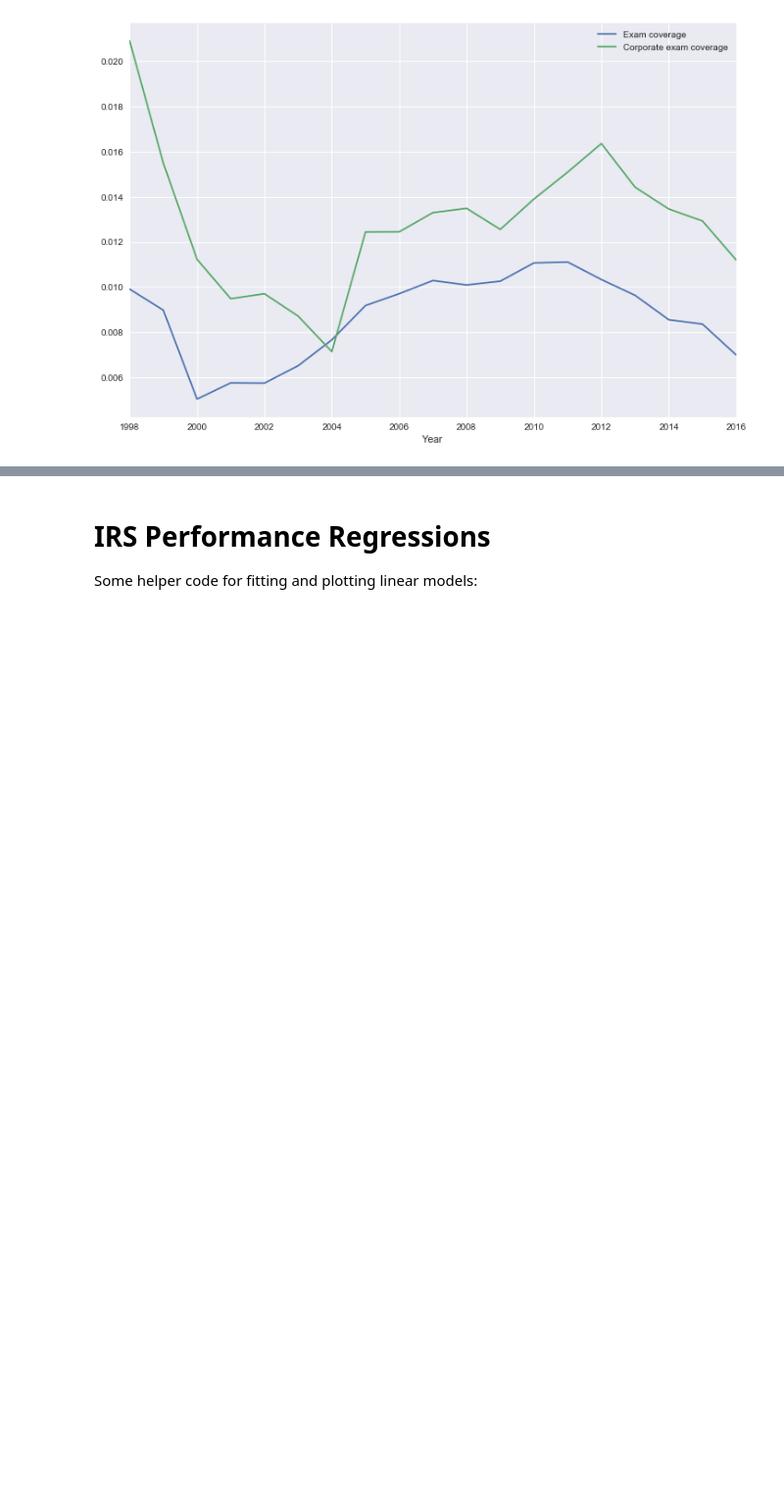
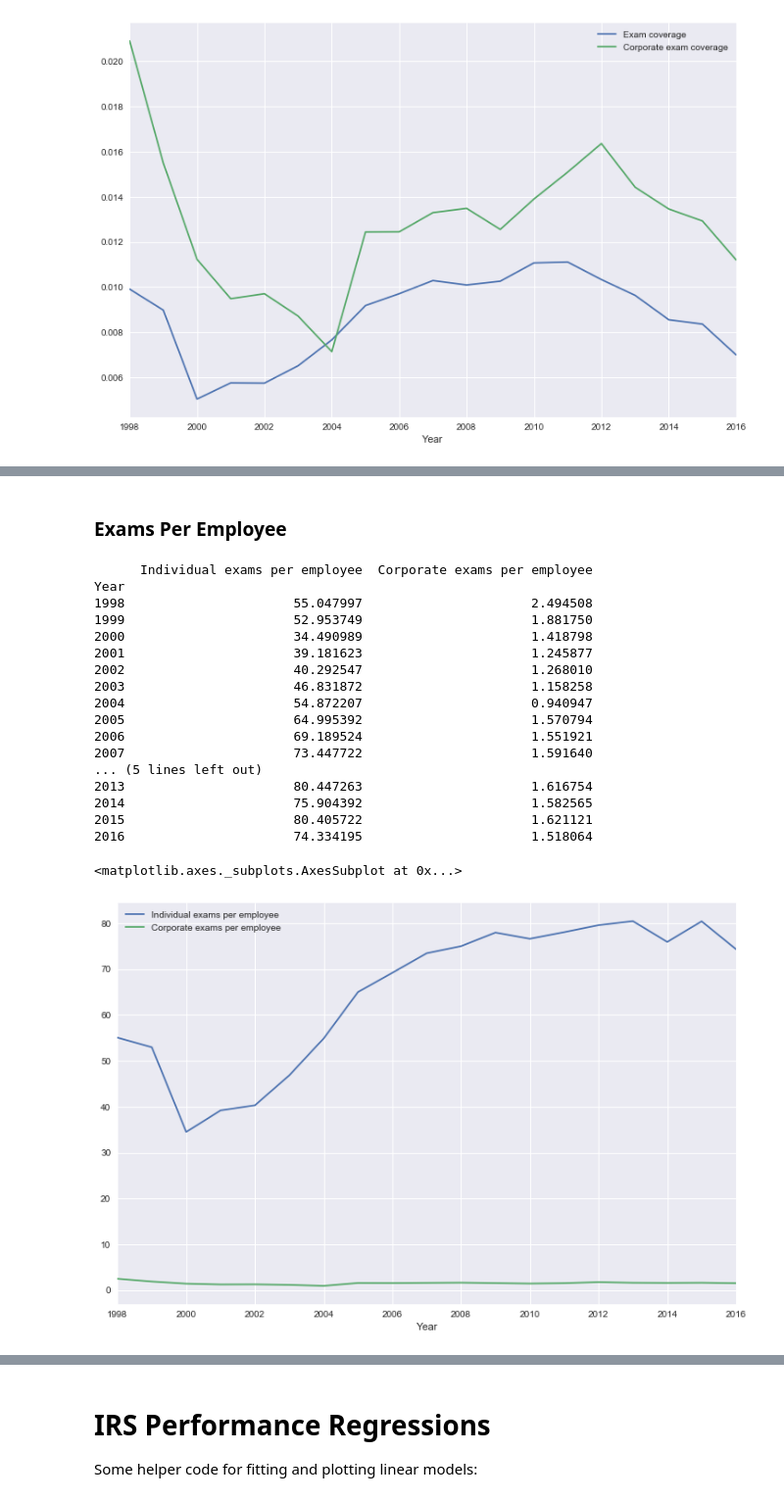
Before and after one commit to jimmyjwu/US_federal_government_performance, a Jupyter notebook: IRS Analysis.ipynb, the cells around one changed output, grey strips where cells are left out. Shown at 98% size. Cells and saved outputs as stored; diff of their text form; code cells hidden in the pictures; blank space fills up the shorter version.

```diff
--- a/IRS Analysis.ipynb
+++ b/IRS Analysis.ipynb
@@ -115,0 +129,25 @@ IRS[["Total recommended tax", "Recommended additional tax (total)", "Recommended
+# %% [markdown]
+### Exams Per Employee
+# %%
+print(IRS[["Individual exams per employee", "Corporate exams per employee"]])
+IRS[["Individual exams per employee", "Corporate exams per employee"]].plot()
+# %% [output]
+      Individual exams per employee  Corporate exams per employee
+Year
+1998                      55.047997                      2.494508
+1999                      52.953749                      1.881750
+2000                      34.490989                      1.418798
+2001                      39.181623                      1.245877
+2002                      40.292547                      1.268010
+2003                      46.831872                      1.158258
+2004                      54.872207                      0.940947
+2005                      64.995392                      1.570794
+2006                      69.189524                      1.551921
+2007                      73.447722                      1.591640
+... (5 lines left out)
+2013                      80.447263                      1.616754
+2014                      75.904392                      1.582565
+2015                      80.405722                      1.621121
+2016                      74.334195                      1.518064
+<matplotlib.axes._subplots.AxesSubplot at 0x...>
+[figure, added]
```
Also changed, not shown: parts of 8 cells of this notebook.
